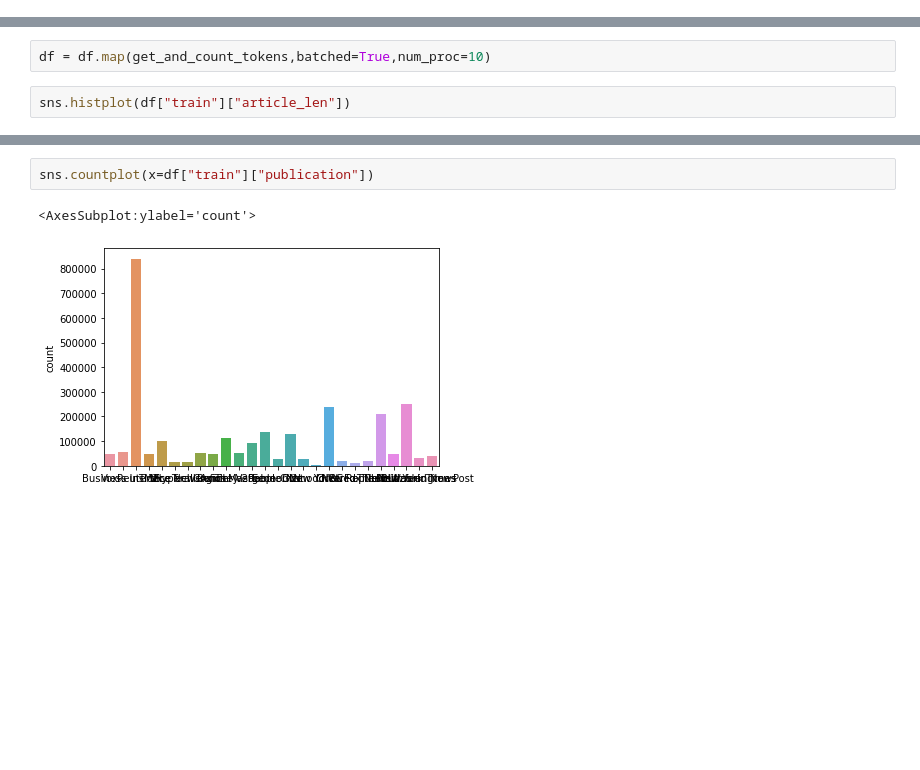
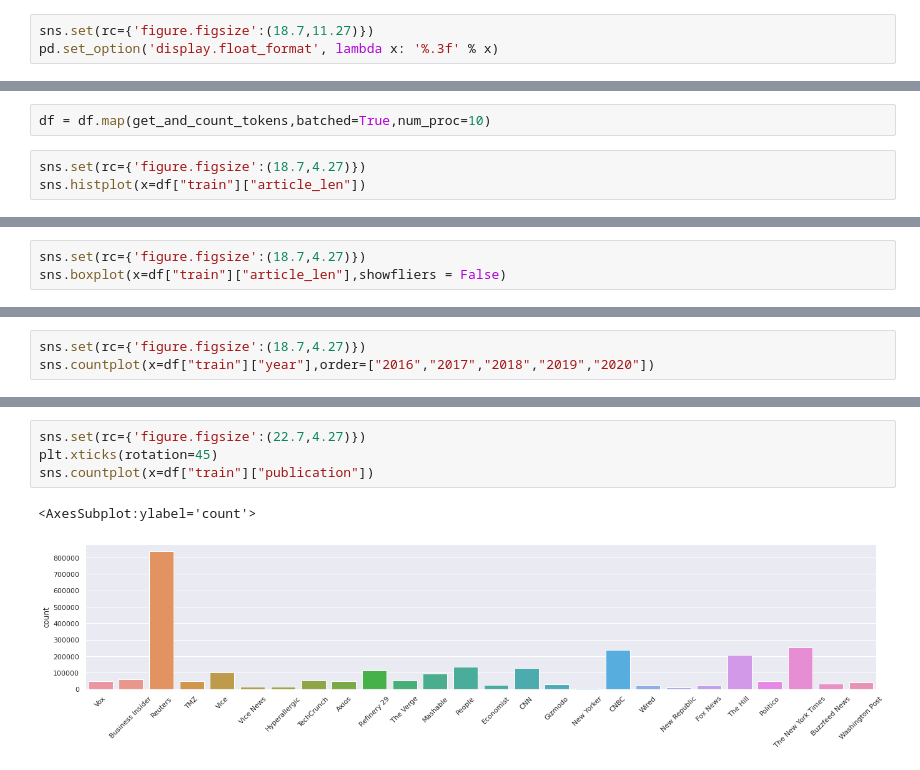
Before and after one commit to rafael-ariascalles/nlp-glg-clustering-pipeline, a Jupyter notebook: notebooks/dataUnderstanding.ipynb, the cells around one changed output, grey strips where cells are left out. Drawn from its saved outputs; the diff is of its cells as text; blank space fills up the shorter version.

```diff
--- a/notebooks/dataUnderstanding.ipynb
+++ b/notebooks/dataUnderstanding.ipynb
@@ -10,4 +11,7 @@ import seaborn as sns
 import os
+# %%
+sns.set(rc={'figure.figsize':(18.7,11.27)})
+pd.set_option('display.float_format', lambda x: '%.3f' % x)
 # %% [markdown]
 ### Data Understanding
 # %%
@@ -82,6 +86,7 @@ df = df.map(string_to_datetime,batched=True,num_proc=6)
 # %%
 df = df.map(get_and_count_tokens,batched=True,num_proc=10)
 # %%
-sns.histplot(df["train"]["article_len"])
+sns.set(rc={'figure.figsize':(18.7,4.27)})
+sns.histplot(x=df["train"]["article_len"])
 # %% [output]
 <AxesSubplot:ylabel='Count'>
@@ -90,0 +94,3 @@ pd.set_option('display.float_format', lambda x: '%.3f' % x)
+# %%
+sns.set(rc={'figure.figsize':(18.7,4.27)})
+sns.boxplot(x=df["train"]["article_len"],showfliers = False)
@@ -107,0 +105,3 @@ sns.countplot(x=df["train"]["year"])
+# %%
+sns.set(rc={'figure.figsize':(18.7,4.27)})
+sns.countplot(x=df["train"]["year"],order=["2016","2017","2018","2019","2020"])
@@ -108,5 +111,7 @@ sns.countplot(x=df["train"]["year"])
 # %%
+sns.set(rc={'figure.figsize':(22.7,4.27)})
+plt.xticks(rotation=45)
 sns.countplot(x=df["train"]["publication"])
 # %% [output]
 <AxesSubplot:ylabel='count'>
-[figure, old version]
+[figure, new version]
```
Also changed, not shown: parts of 7 cells of this notebook.
